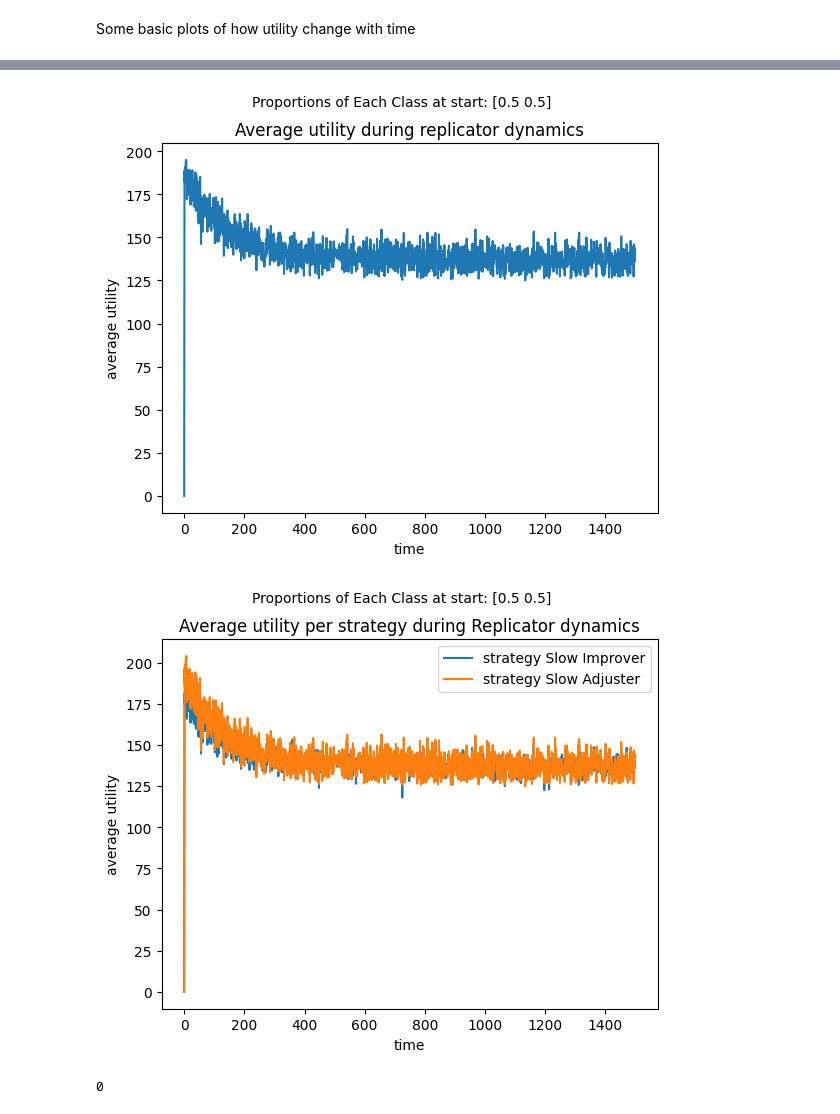
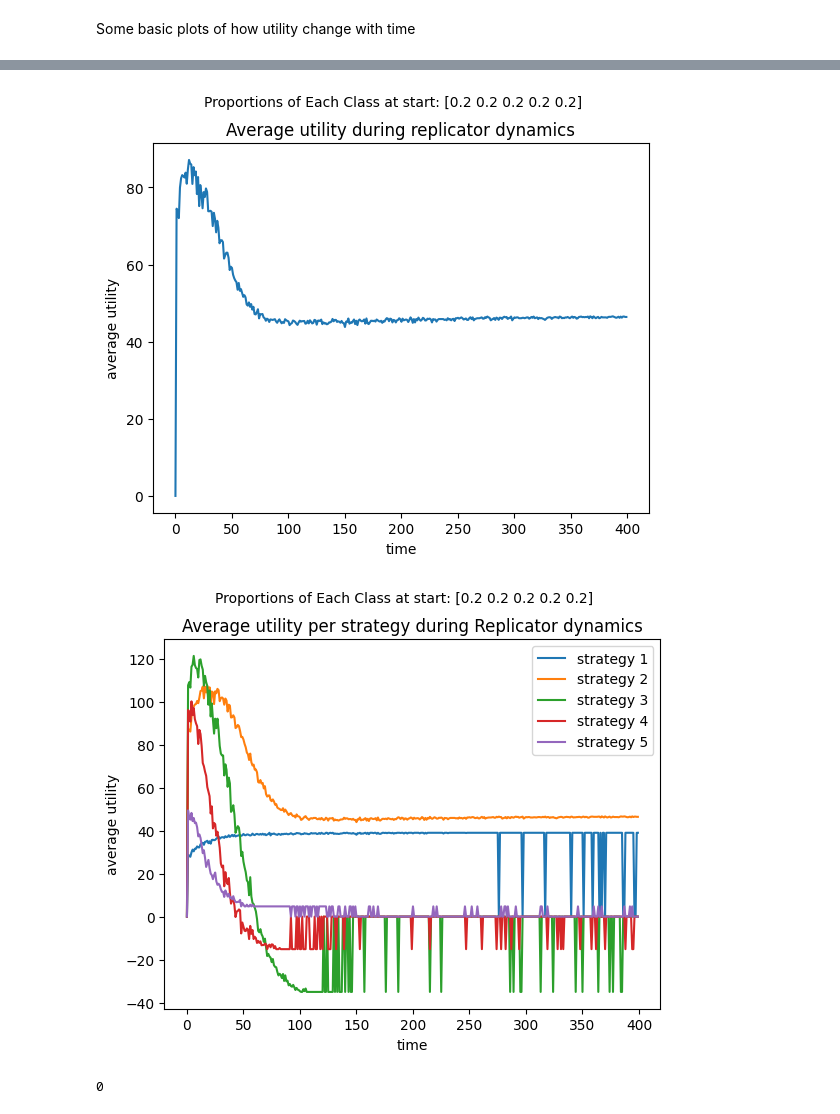
Before and after one commit to MAqvist/ENM140_Ketchup, a Jupyter notebook: evolutionary_new.ipynb, the cells around one changed output, grey strips where cells are left out. Cells and saved outputs as stored; diff of their text form; code cells hidden in the pictures.

Commit message:
updatering antal agenter och tillåt comebacks

```diff
--- a/evolutionary_new.ipynb
+++ b/evolutionary_new.ipynb
@@ -124,7 +124,7 @@ def move_agent_to_next_concert(agent, idx, current_concert, next_concert, timest
 # %% [markdown]
 Inintialize variables
 # %%
-nr_of_agents = 100
+nr_of_agents = 1000
 nr_concerts = 20
 nr_rows = nr_of_agents*0.1
 concert_duration = 5
@@ -133,9 +133,10 @@ festival_duration = nr_concerts*concert_duration
 
 # Available dynamic strategies
 defined_dynamic_startegies = ['Slow Improver', 'Slow Adjuster', 'Risk-Taker', 'Hate To Wait']
-#strategies = [1, 2, 3, 4, 5,'Slow Improver', 'Slow Adjuster']
+strategies = [1, 2, 3, 4, 5]
+#strategies = [1, 2, 3, 4, 5,'Risk-Taker', 'Slow Improver', 'Slow Adjuster']
 #strategies = [3,4,"Risk-Taker"]
-strategies = ['Slow Improver', 'Slow Adjuster']
+#strategies = ['Slow Improver', 'Slow Adjuster', 'Risk-Taker']
 
 nr_of_strategies = len(strategies)
 
@@ -358,12 +359,13 @@ Proportions of each class [0.2, 0.2, 0.2, 0.2, 0.2]
 # %%
 from datetime import datetime
 
-#probabilities = [0.05, 0.05, 0.8, 0.05, 0.05]
+#probabilities = [0.05, 0.05, 0.05, 0.05, 0.8]
 #probabilities = [0.24, 0.04, 0.24, 0.24, 0.24]
 probabilities = np.ones(nr_of_strategies) / nr_of_strategies
 #probabilities = [0.1,0.8,0.1]
+#probabilities = [0.02, 0.98, 0, 0, 0]
 
-nr_timesteps = 1500
+nr_timesteps = 400
 nr_iterations = 1
 r_value = 0.001 # what value?
 population_proportions = np.zeros((nr_of_strategies, nr_timesteps))
@@ -434,9 +436,9 @@ for t in range(1,nr_timesteps):
     population_proportions[:,t] = population_proportions[:,t-1] + delta_population
 
     for i, value in enumerate(population_proportions[:,t]):
-        population_proportions[i,t] = np.max([0, value])
-        if(population_proportions[i,t] < 0.001):
-           population_proportions[i,t] = 0
+        population_proportions[i,t] = np.max([0.0001, value])
+        #if(population_proportions[i,t] < 0.001): # commented out to allow for comeback
+        #   population_proportions[i,t] = 0
 
     scale_factor = 1 / sum(population_proportions[:,t])
 
@@ -454,8 +456,8 @@ axes.set_ylabel("proportion of population")
 axes.legend(loc = "upper right")
 axes.set_title("Replicator dynamics")
 fig.suptitle("Proportions of Each Class at start: " + str(np.round(probabilities,2)), size = 10)
+plt.savefig("evolution_" + datetime.now().strftime("%m%d%Y_%H%M%S") + ".pdf", format="pdf", bbox_inches="tight")
 plt.show()
-#plt.savefig("evolution_" + datetime.now().strftime("%m%d%Y_%H%M%S") + ".pdf", format="pdf", bbox_inches="tight")
 
 # plot utility over time
 fig, axes = plt.subplots(1,1)
@@ -464,8 +466,8 @@ axes.set_xlabel("time")
 axes.set_ylabel("average utility")
 axes.set_title("Average utility during replicator dynamics")
 fig.suptitle("Proportions of Each Class at start: " + str(np.round(probabilities,2)), size= 10)
+plt.savefig("evolution_utility_tot.pdf", format="pdf", bbox_inches="tight")
 plt.show()
-#plt.savefig("evolution_utility_tot.pdf", format="pdf", bbox_inches="tight")
 
 # plot average utlity over time per strategy
 fig, axes = plt.subplots(1,1)
@@ -483,5 +485,5 @@ plt.show()
-[figure, old version]
+[figure, new version]
-[figure, old version]
+[figure, new version]
 # %%
 strategies = [1, 2, 3, 4, 5, 'Risk-Taker','Slow Improver', 'Slow Adjuster']
 strategy = 1
```
Also changed, not shown: parts of 4 cells of this notebook, 1 other file.
